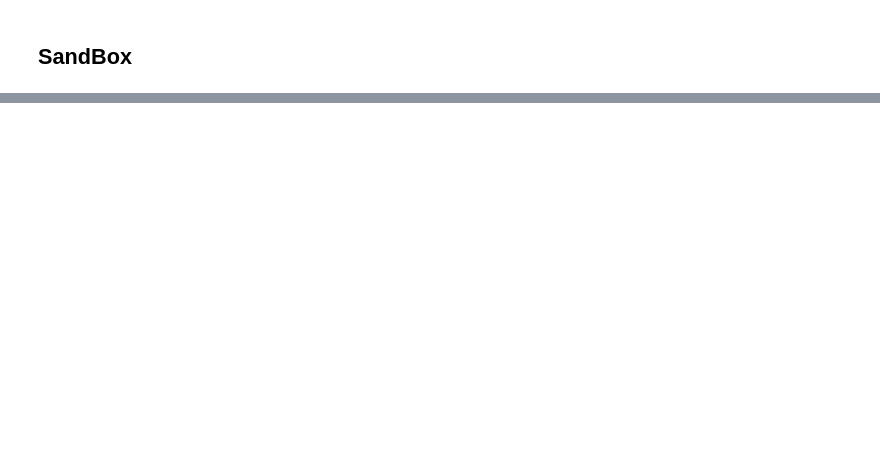
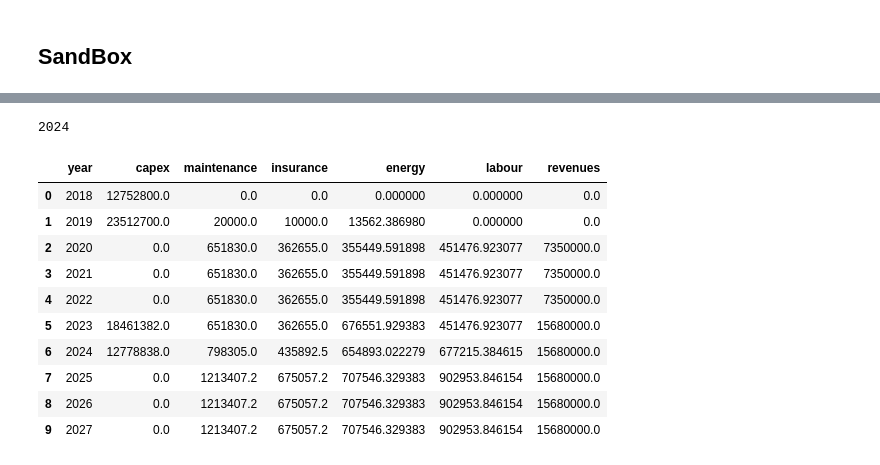
Before and after one commit to TUDelft-CITG/OpenTISim, a Jupyter notebook: notebooks/Example 02 - Example test to plot terminal elements.ipynb, the cells around one changed output, grey strips where cells are left out. Saved outputs shown, nothing was run; the diff lists cells and outputs as text; code cells hidden in the pictures; blank space fills up the shorter version.

```diff
--- a/notebooks/Example 02 - Example test to plot terminal elements.ipynb
+++ b/notebooks/Example 02 - Example test to plot terminal elements.ipynb
@@ -149,0 +210,20 @@ NPV: 31439724.052196484
+# %%
+Terminal.elements[-2].year_online
+# %% [output]
+2024
+# %%
+cash_flows = Terminal.add_cashflow_elements()
+# %%
+cash_flows
+# %% [output]
+|  | year | capex | maintenance | insurance | energy | labour | revenues |
+| 0 | 2018 | 12752800.0 | 0.0 | 0.0 | 0.000000 | 0.000000 | 0.0 |
+| 1 | 2019 | 23512700.0 | 20000.0 | 10000.0 | 13562.386980 | 0.000000 | 0.0 |
+| 2 | 2020 | 0.0 | 651830.0 | 362655.0 | 355449.591898 | 451476.923077 | 7350000.0 |
+| 3 | 2021 | 0.0 | 651830.0 | 362655.0 | 355449.591898 | 451476.923077 | 7350000.0 |
+| 4 | 2022 | 0.0 | 651830.0 | 362655.0 | 355449.591898 | 451476.923077 | 7350000.0 |
+| 5 | 2023 | 18461382.0 | 651830.0 | 362655.0 | 676551.929383 | 451476.923077 | 15680000.0 |
+| 6 | 2024 | 12778838.0 | 798305.0 | 435892.5 | 654893.022279 | 677215.384615 | 15680000.0 |
+| 7 | 2025 | 0.0 | 1213407.2 | 675057.2 | 707546.329383 | 902953.846154 | 15680000.0 |
+| 8 | 2026 | 0.0 | 1213407.2 | 675057.2 | 707546.329383 | 902953.846154 | 15680000.0 |
+| 9 | 2027 | 0.0 | 1213407.2 | 675057.2 | 707546.329383 | 902953.846154 | 15680000.0 |
```
Also changed, not shown: parts of 13 cells of this notebook, 1 other file.
